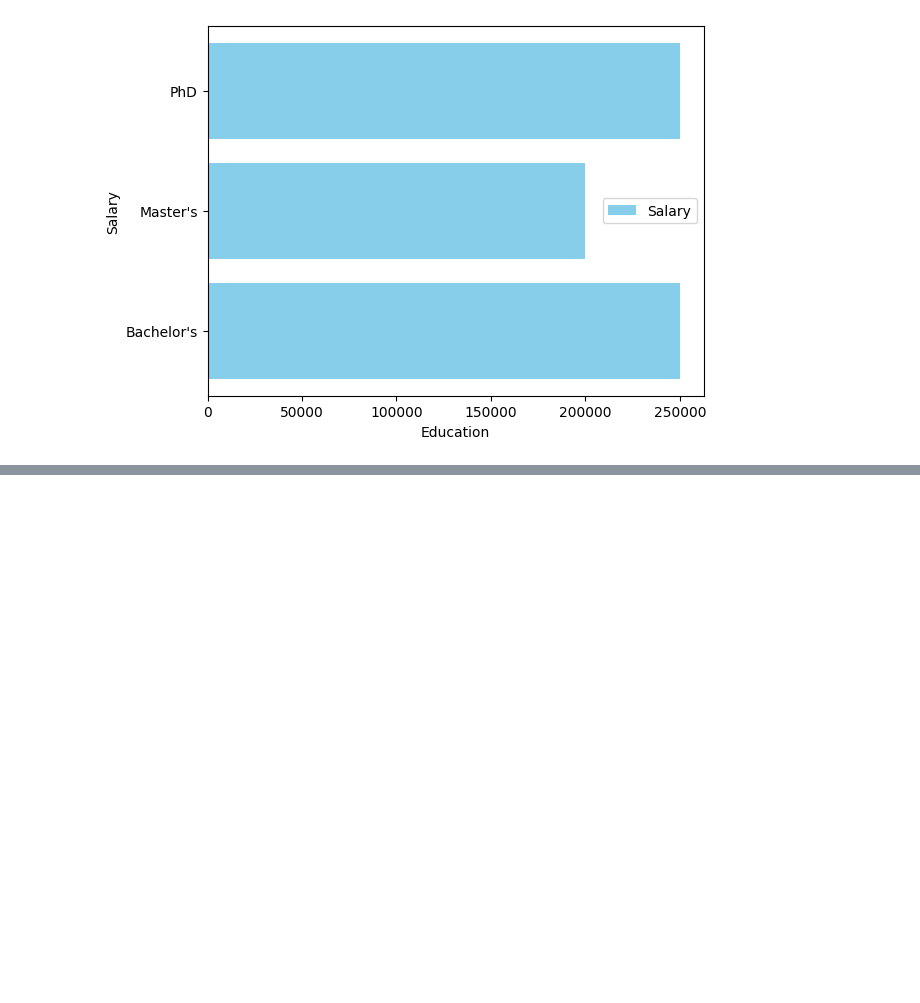
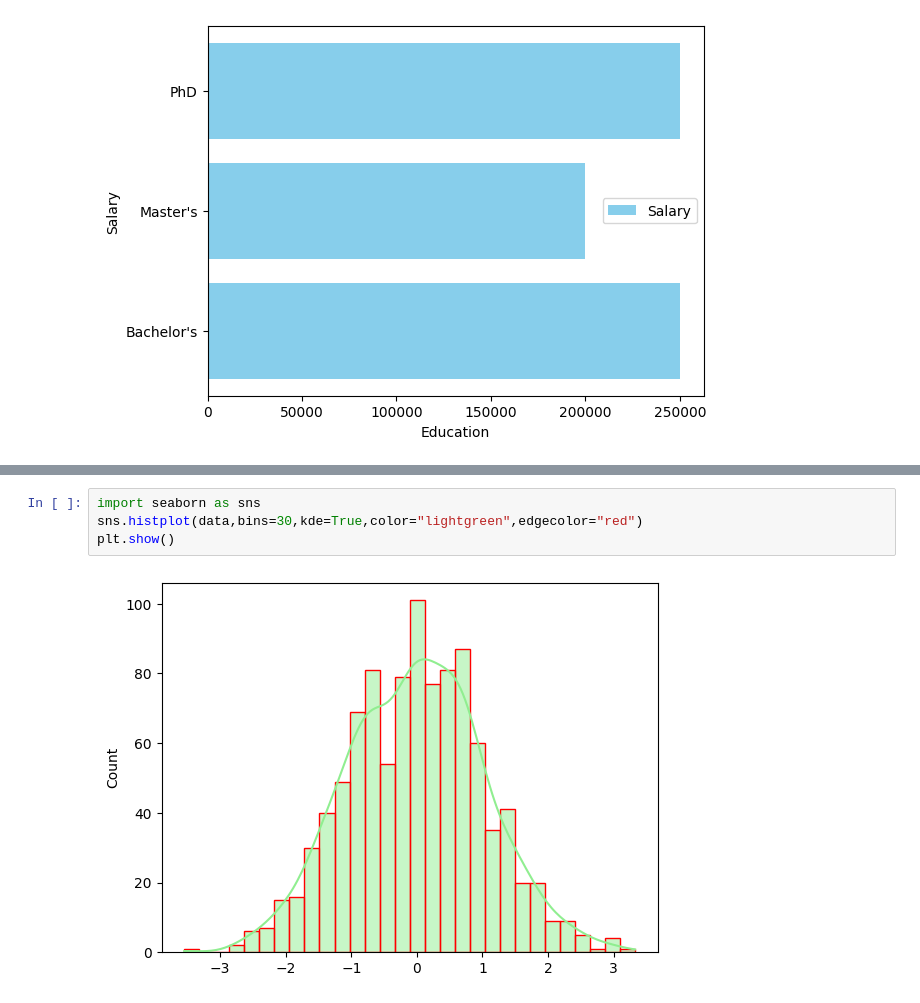
Before and after one commit to Apil120/Learn-ML, a Jupyter notebook: matplotlib/matplotlib.ipynb, the cells around one changed output, grey strips where cells are left out. Cells and saved outputs as stored; diff of their text form; blank space fills up the shorter version.

```diff
--- a/matplotlib/matplotlib.ipynb
+++ b/matplotlib/matplotlib.ipynb
@@ -103,0 +107,6 @@ plt.show()
+# %%
+import seaborn as sns
+sns.histplot(data,bins=30,kde=True,color="lightgreen",edgecolor="red")
+plt.show()
+# %% [output]
+[figure, added]
```
Also changed, not shown: parts of 3 cells of this notebook.
